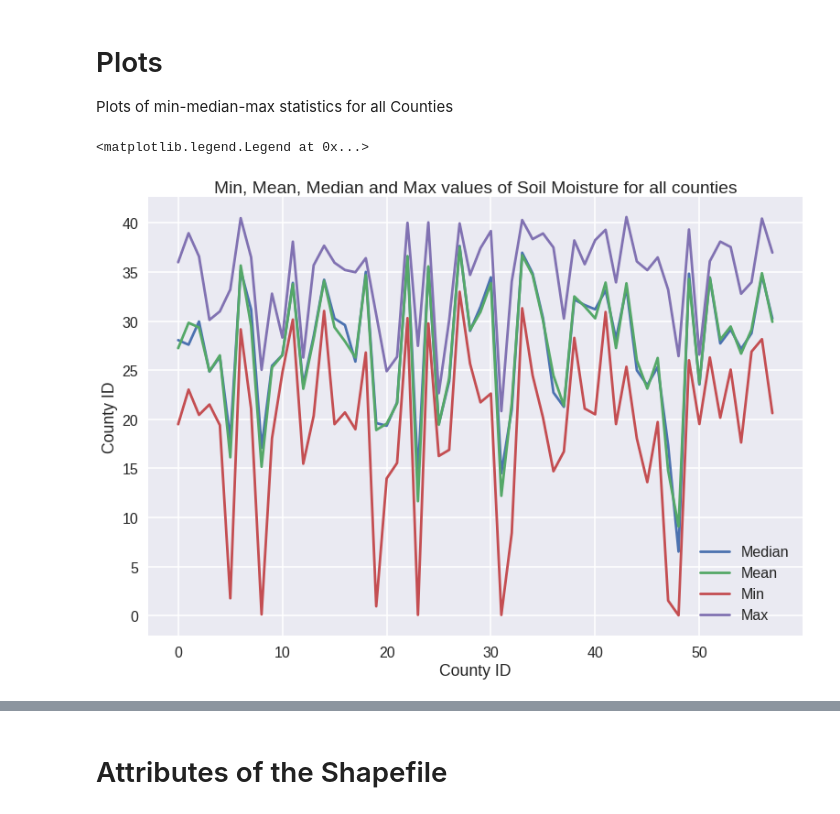
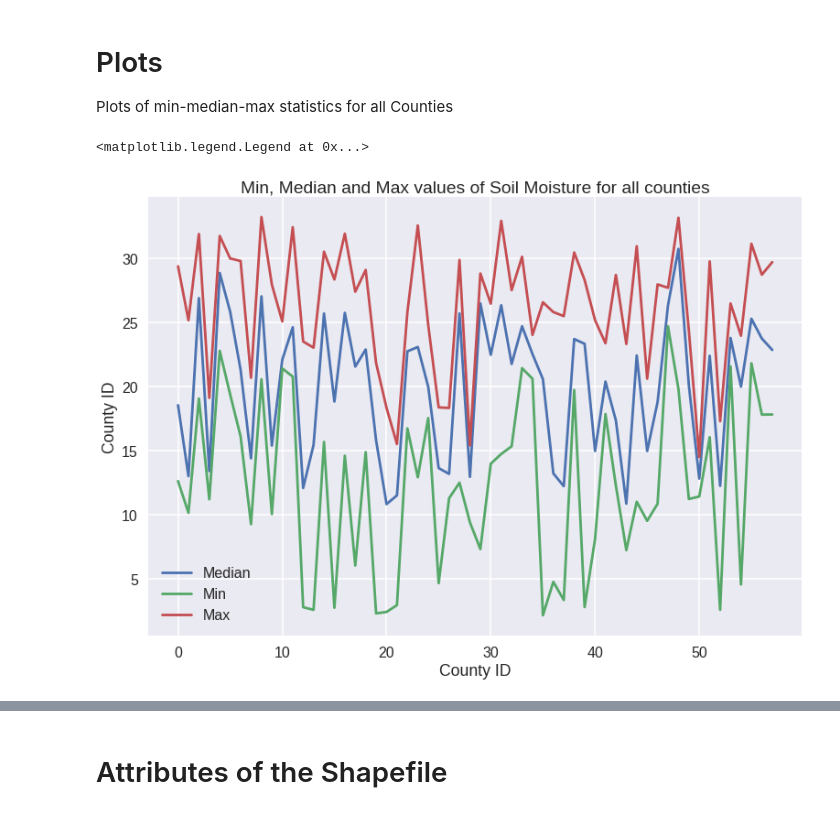
Before and after one commit to solomonvimal/UCLA-Hydro, a Jupyter notebook: MRPI/JupyterNotebooks/VIC_archive.ipynb, the cells around one changed output, grey strips where cells are left out. Cells and saved outputs as stored; diff of their text form; code cells hidden in the pictures.

```diff
--- a/MRPI/JupyterNotebooks/VIC_archive.ipynb
+++ b/MRPI/JupyterNotebooks/VIC_archive.ipynb
@@ -149,9 +147,6 @@ for lat in range(350):
     for lon in range(310):
         lats.append(lat)
         lons.append(lon)
-
-lats = list(reversed(lats))
-
 len(lats), len(lons)
 # %% [output]
 (108500, 108500)
@@ -315,10 +244,18 @@ Image(url='Soil_Liquid_GIF.gif')
 # %%
 # Other input and uutput fluxes from VIC: Precipitation, Runoff, Baseflow, Air Temperature:
+lats, lons = [], []
+for lat in range(len(data["lat"][:])):
+    for lon in range(len(data["lon"][:])):
+        lats.append(lat)
+        lons.append(lon)
+len(lats), len(lons)
 
 fname = "/home2/svimal/Data/VIC_Fluxes/1920s/fluxes.1920-12.nc"
 data = netCDF4.Dataset(fname, "r")
+data.variables
 
 variables = ["Prec", "Evap", "Runoff", "Baseflow", "Tair", "Soil_liquid", "SWE"]
+month, year = "Dec", "2015"
 day=1
 data_lists = []
 filenames=[]
@@ -346,11 +283,11 @@ for i, var in enumerate(variables):
                 plt.colorbar()
                 plt.xlabel("Longitude")
                 plt.ylabel("Latitude")
-                plt.title(str(var))
+                plt.title(str(var)+": " + str(day) + "-" + str(month) + "-" + str(year))
                 #fname = "swe_" + str(i) + ".png"
-                #fname = str(var)+ "_" + str(i) + ".png"
-                #plt.savefig(fname)
-                #filenames.append(fname)
+                fname = str(var)+ "_" + str(i) + ".png"
+                plt.savefig(fname)
+                filenames.append(fname)
                 plt.show()
             except:
                 pass
@@ -465,40 +404,35 @@ Plots of min-median-max statistics for all Counties
 # %%
 # Raster Stats from the county shapefiles and the Soil Moisture Layer
 shp1 = '/home2/svimal/Github/CA_drought/data/Spatial/CA_counties/CA_counties_WGS.shp'
-ras = '/home2/svimal/Github/UCLA-Hydro/MRPI/JupyterNotebooks/sm3.asc'
-#ras = '/home2/svimal/Github/UCLA-Hydro/MRPI/Images/sm.asc'
+#ras = '/home2/svimal/Github/UCLA-Hydro/MRPI/Images/sm_clipped.tif'
+ras = '/home2/svimal/Github/UCLA-Hydro/MRPI/Images/sm.asc'
 
-stats = rasterstats.zonal_stats(shp1, ras, stats="min max mean median majority sum")
+stats = rasterstats.zonal_stats(shp1, ras, stats="min max median majority sum")
 #print(stats)
+len(stats)
+type(stats)
 
-# Medians
 medians = []
 for i in range(len(stats)):
     medians.append(stats[i]["median"])
-
+# medians
 plt.ylabel("Median value of Soil Moisture"); plt.xlabel("County ID")
 plt.plot(medians, label="Median")
 
-# Means
-means = []
-for i in range(len(stats)):means.append(stats[i]["mean"])
+maxs = []
+for i in range(len(stats)):
+    maxs.append(stats[i]["max"])
 
-plt.ylabel("Mean value of Soil Moisture"); plt.xlabel("County ID")
-plt.plot(means, label="Mean")
 
-# Maxs
-maxs = [];
-for i in range(len(stats)):maxs.append(stats[i]["max"])
-
-# Mins
 mins = []
-for i in range(len(stats)):mins.append(stats[i]["min"])
+for i in range(len(stats)):
+    mins.append(stats[i]["min"])
 plt.plot(mins, label="Min")
 
-# Plot properties
-plt.title("Min, Mean, Median and Max values of Soil Moisture for all counties"); plt.ylabel("County ID")
+    # medians
+plt.title("Min, Median and Max values of Soil Moisture for all counties"); plt.ylabel("County ID")
 plt.plot(maxs, label="Max")
 plt.legend()
 # %% [output]
 <matplotlib.legend.Legend at 0x...>
-[figure, old version]
+[figure, new version]
```
Also changed, not shown: parts of 18 cells of this notebook.
